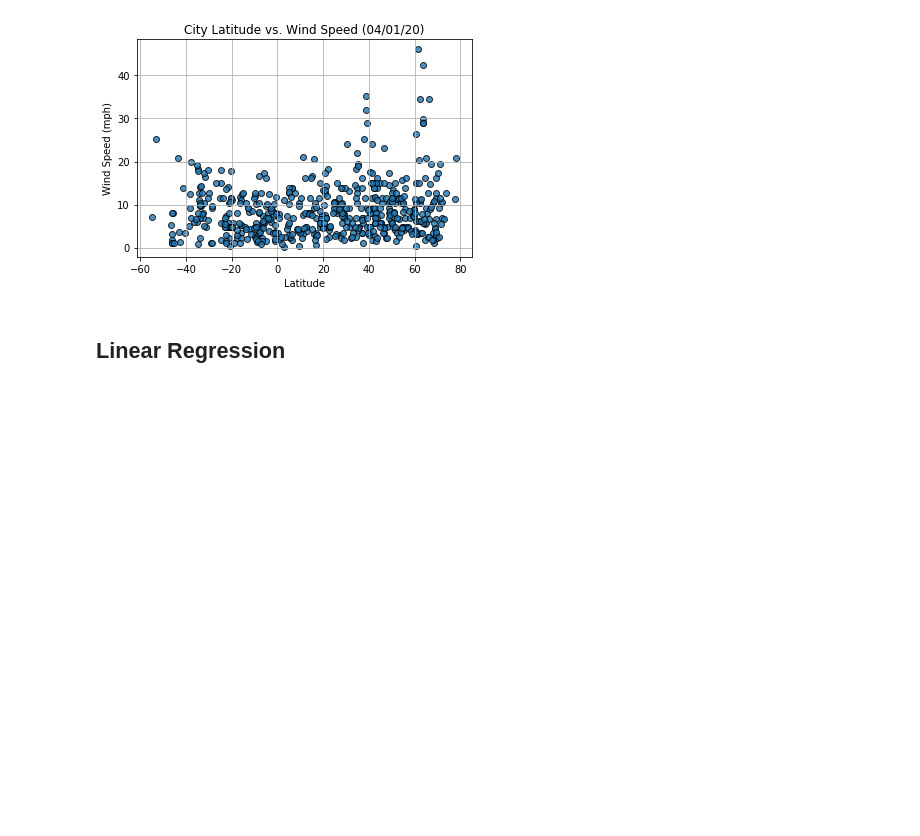
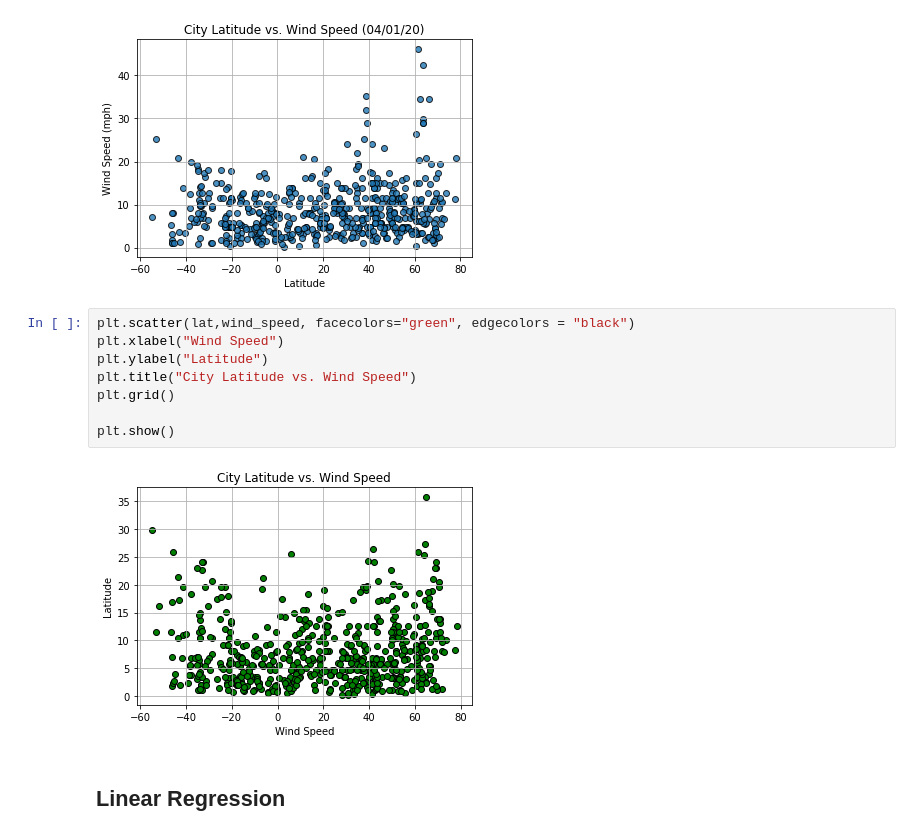
Before and after one commit to PatriceW2/Python-API-Challenge-, a Jupyter notebook: WeatherPy/WeatherPy.ipynb, the cells around one changed output. Cells and saved outputs as stored; diff of their text form; blank space fills up the shorter version.

```diff
--- a/WeatherPy/WeatherPy.ipynb
+++ b/WeatherPy/WeatherPy.ipynb
@@ -265,6 +285,16 @@ plt.show()
 # %%
 # %% [output]
 [figure]
+# %%
+plt.scatter(lat,wind_speed, facecolors="green", edgecolors = "black")
+plt.xlabel("Wind Speed")
+plt.ylabel("Latitude")
+plt.title("City Latitude vs. Wind Speed")
+plt.grid()
+
+plt.show()
+# %% [output]
+[figure, added]
 # %% [markdown]
 ## Linear Regression
 # %% [markdown]
```
Also changed, not shown: parts of 2 cells of this notebook.
